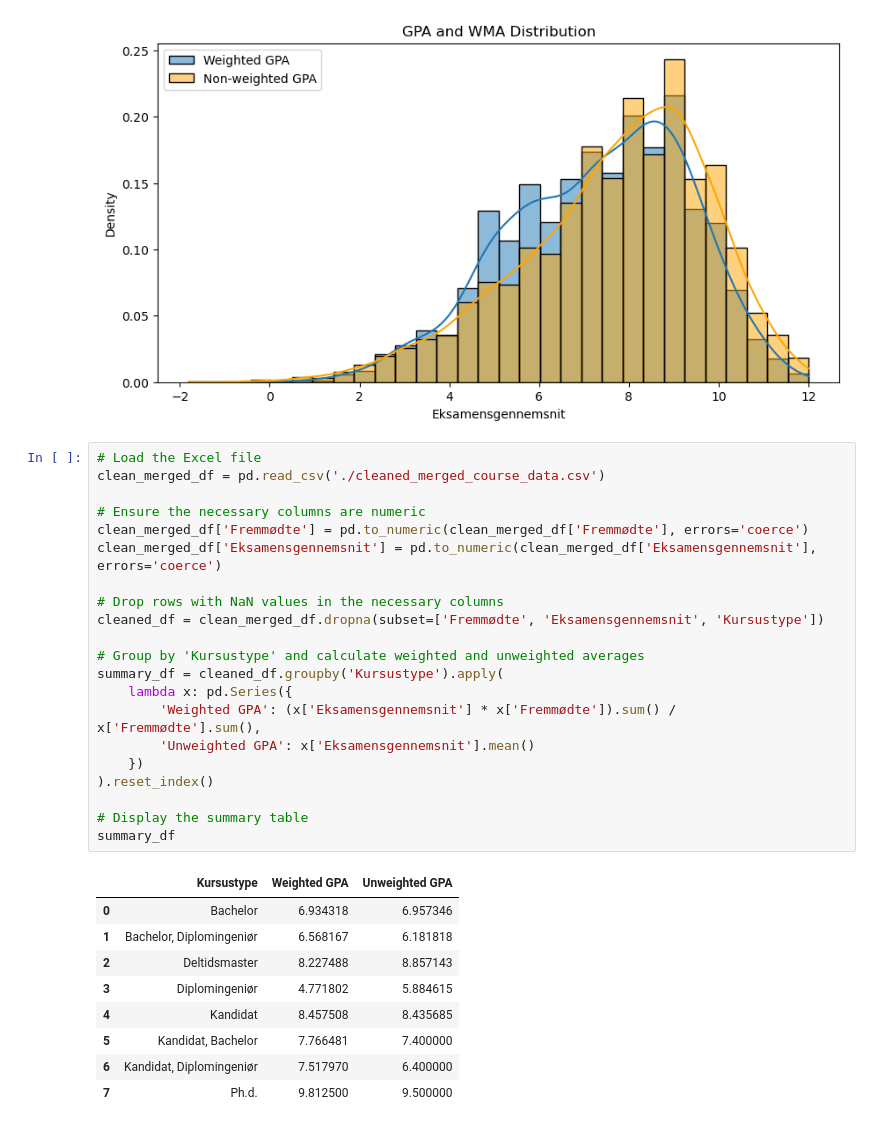
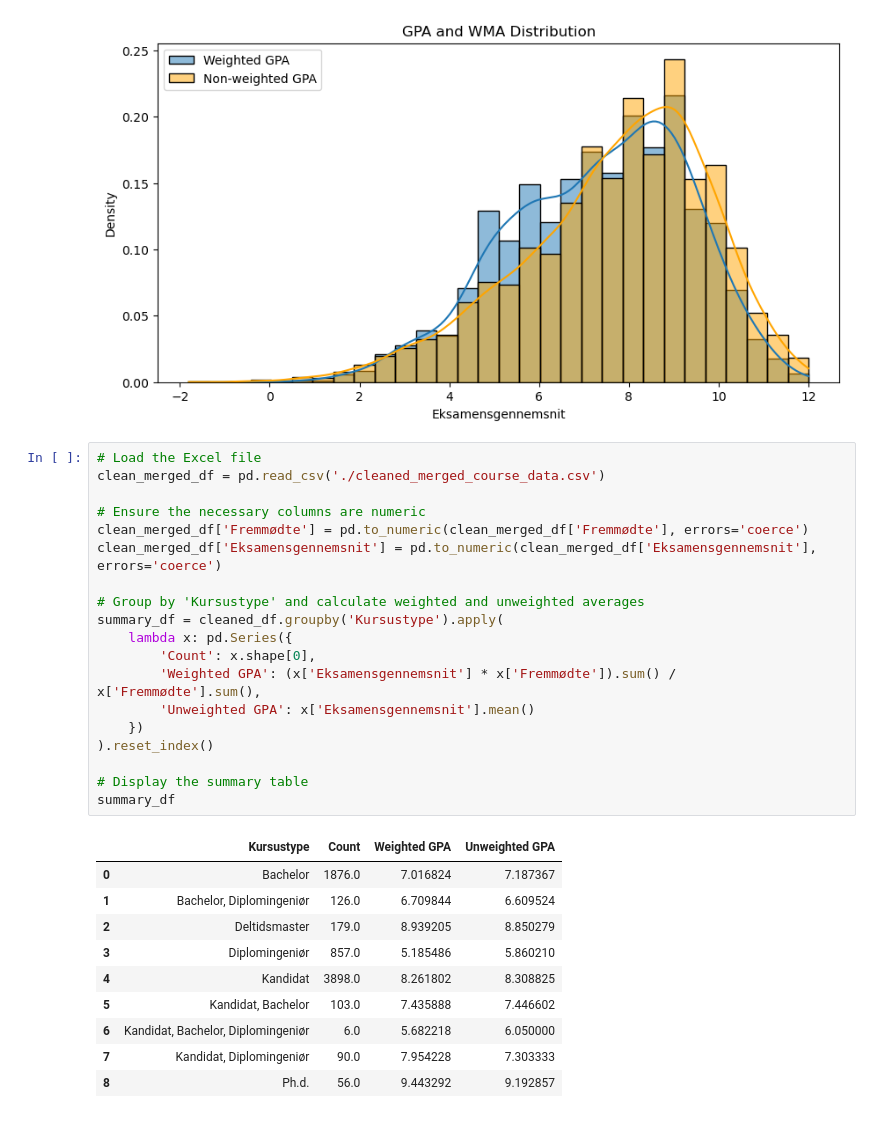
Before and after one commit to fmb622/isds2024exam, a Jupyter notebook: plots.ipynb, the cells around one changed output. Cells and saved outputs as stored; diff of their text form.

```diff
--- a/plots.ipynb
+++ b/plots.ipynb
@@ -54,32 +54,31 @@ plt.show()
 # %%
 # Load the Excel file
 clean_merged_df = pd.read_csv('./cleaned_merged_course_data.csv')
 
 # Ensure the necessary columns are numeric
 clean_merged_df['Fremmødte'] = pd.to_numeric(clean_merged_df['Fremmødte'], errors='coerce')
 clean_merged_df['Eksamensgennemsnit'] = pd.to_numeric(clean_merged_df['Eksamensgennemsnit'], errors='coerce')
 
-# Drop rows with NaN values in the necessary columns
-cleaned_df = clean_merged_df.dropna(subset=['Fremmødte', 'Eksamensgennemsnit', 'Kursustype'])
-
 # Group by 'Kursustype' and calculate weighted and unweighted averages
 summary_df = cleaned_df.groupby('Kursustype').apply(
     lambda x: pd.Series({
+        'Count': x.shape[0],
         'Weighted GPA': (x['Eksamensgennemsnit'] * x['Fremmødte']).sum() / x['Fremmødte'].sum(),
         'Unweighted GPA': x['Eksamensgennemsnit'].mean()
     })
 ).reset_index()
 
 # Display the summary table
 summary_df
 # %% [output]
-|  | Kursustype | Weighted GPA | Unweighted GPA |
-| 0 | Bachelor | 6.934318 | 6.957346 |
-| 1 | Bachelor, Diplomingeniør | 6.568167 | 6.181818 |
-| 2 | Deltidsmaster | 8.227488 | 8.857143 |
-| 3 | Diplomingeniør | 4.771802 | 5.884615 |
-| 4 | Kandidat | 8.457508 | 8.435685 |
-| 5 | Kandidat, Bachelor | 7.766481 | 7.400000 |
-| 6 | Kandidat, Diplomingeniør | 7.517970 | 6.400000 |
-| 7 | Ph.d. | 9.812500 | 9.500000 |
+|  | Kursustype | Count | Weighted GPA | Unweighted GPA |
+| 0 | Bachelor | 1876.0 | 7.016824 | 7.187367 |
+| 1 | Bachelor, Diplomingeniør | 126.0 | 6.709844 | 6.609524 |
+| 2 | Deltidsmaster | 179.0 | 8.939205 | 8.850279 |
+| 3 | Diplomingeniør | 857.0 | 5.185486 | 5.860210 |
+| 4 | Kandidat | 3898.0 | 8.261802 | 8.308825 |
+| 5 | Kandidat, Bachelor | 103.0 | 7.435888 | 7.446602 |
+| 6 | Kandidat, Bachelor, Diplomingeniør | 6.0 | 5.682218 | 6.050000 |
+| 7 | Kandidat, Diplomingeniør | 90.0 | 7.954228 | 7.303333 |
+| 8 | Ph.d. | 56.0 | 9.443292 | 9.192857 |
 # %%
```
Also changed, not shown: parts of 2 cells of this notebook.
